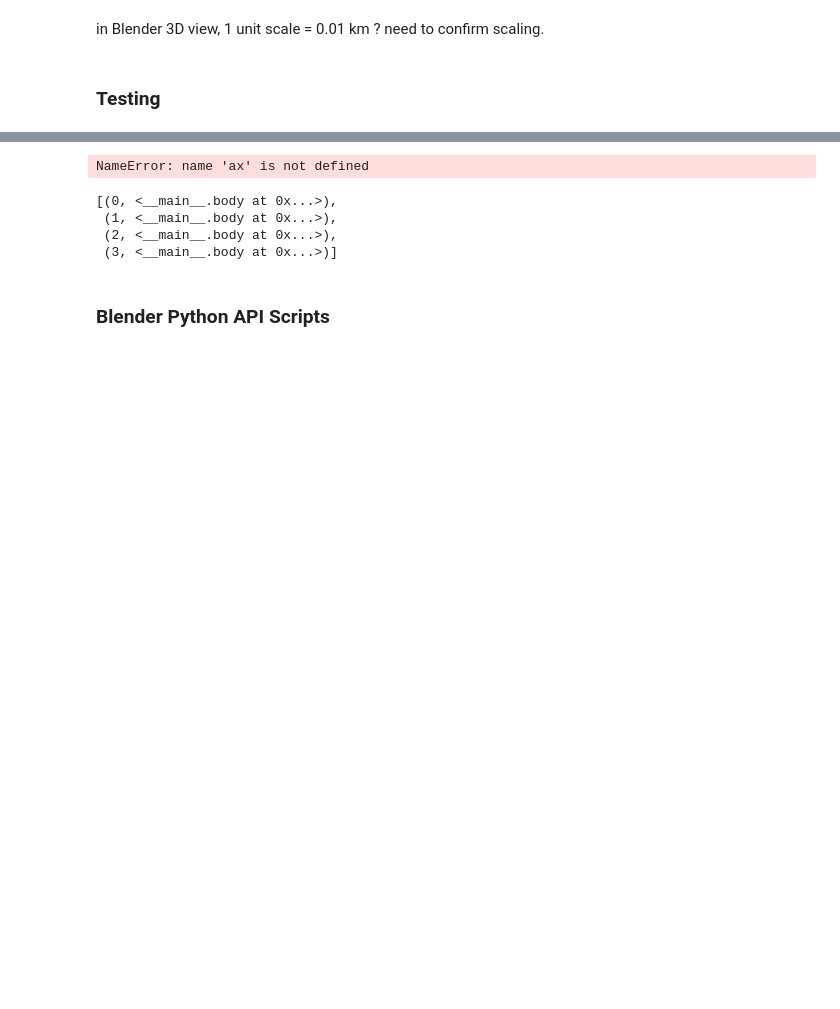
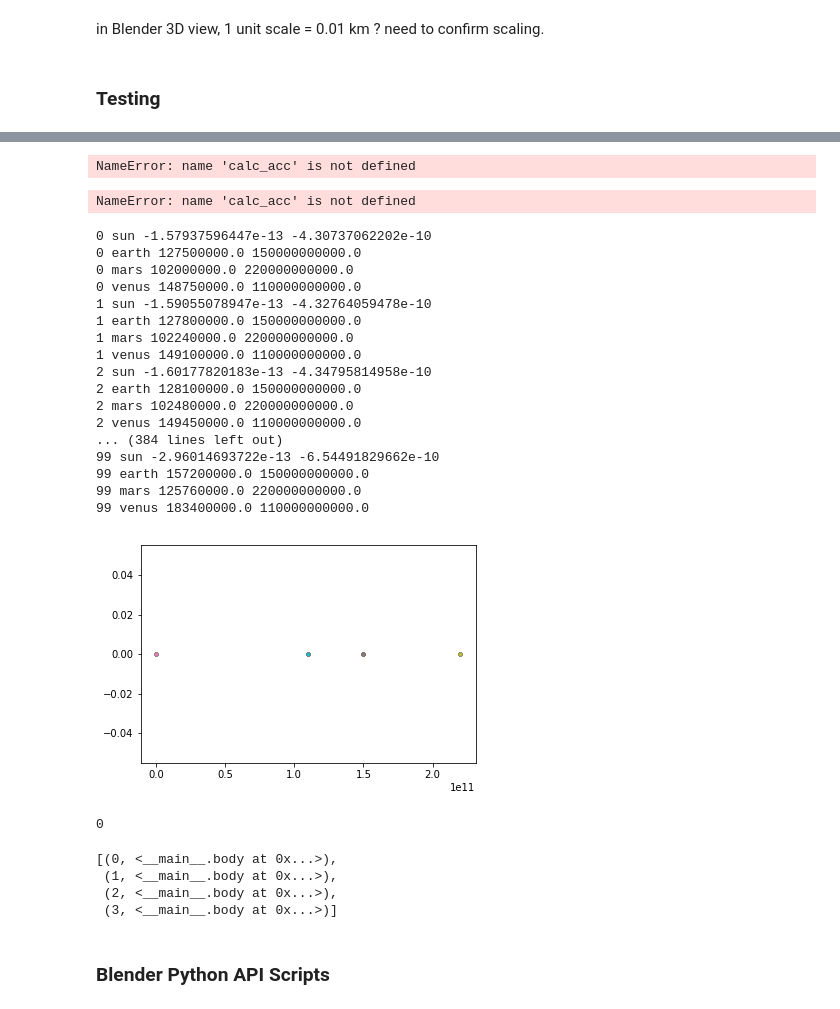
Before and after one commit to bmlindor/sim3D, a Jupyter notebook: Notebooks/nbody.ipynb, the cells around one changed output, grey strips where cells are left out. Cells and saved outputs as stored; diff of their text form; code cells hidden in the pictures; blank space fills up the shorter version.

```diff
--- a/Notebooks/nbody.ipynb
+++ b/Notebooks/nbody.ipynb
@@ -121,20 +108,0 @@ dz = z.T - z
-# %%
-r=np.zeros((3,3))
-m=np.zeros(3)
-a=np.zeros((3,3))
-G_const = 6.67408e-11 #m3 kg-1 s-2
-# acceleration = point(0,0,0)
-a=0
-for i in range(1,3):
-    for j in range(1,3):
-        m=(5,3,2)
-        if i != j:
-            r[i,j]=np.sqrt((x[i]-x[j]**2) + (y[i]+y[j]**2) + (z[i]+z[j]**2))
-            a_g=m[j] /r[i,j]**3 #times G
-            ax+=const * (x[j]-x[i])
-            ay+=const * (y[j]-y[i])
-            az+=const * (z[j]-z[i])
-#             a[i,j]=
-# return
-# %% [output]
-NameError: name 'ax' is not defined
@@ -159,3 +167,46 @@ def advance_sim(self, timestep):
+# %%
+def test(timestep):
+    times=np.linspace(0,100,100)
+    for i in enumerate(times):
+        bodies[1].advance(timestep)
+test(0.01)
+# %% [output]
+NameError: name 'calc_acc' is not defined
+# %%
+calc_acc(bodies)
+# %% [output]
+NameError: name 'calc_acc' is not defined
+# %%
+times=np.linspace(0,100,100)
+
+for j in enumerate(times):
+#         bodies[i].newx,bodies[i].newy,bodies[i].newz=
+    advance_gravity(bodies,timestep=10)
+    for i in range(0,len(bodies)):
+        print(j[0], bodies[i].name, bodies[i].location.x, bodies[i].location.y)
+# %% [output]
+0 sun -1.57937596447e-13 -4.30737062202e-10
+0 earth 127500000.0 150000000000.0
+0 mars 102000000.0 220000000000.0
+0 venus 148750000.0 110000000000.0
+1 sun -1.59055078947e-13 -4.32764059478e-10
+1 earth 127800000.0 150000000000.0
+1 mars 102240000.0 220000000000.0
+1 venus 149100000.0 110000000000.0
+2 sun -1.60177820183e-13 -4.34795814958e-10
+2 earth 128100000.0 150000000000.0
+2 mars 102480000.0 220000000000.0
+2 venus 149450000.0 110000000000.0
+... (384 lines left out)
+99 sun -2.96014693722e-13 -6.54491829662e-10
+99 earth 157200000.0 150000000000.0
+99 mars 125760000.0 220000000000.0
+99 venus 183400000.0 110000000000.0
+[figure, added]
+# %%
+bodies[1].location.x
+# %% [output]
+0
 # %%
 list(enumerate(bodies))
 # %% [output]
```
Also changed, not shown: parts of 11 cells of this notebook.
